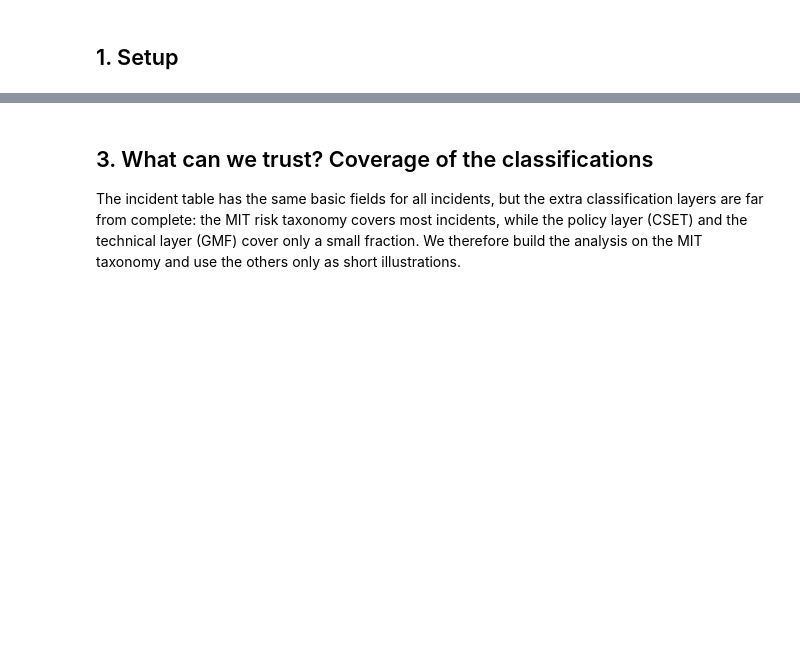
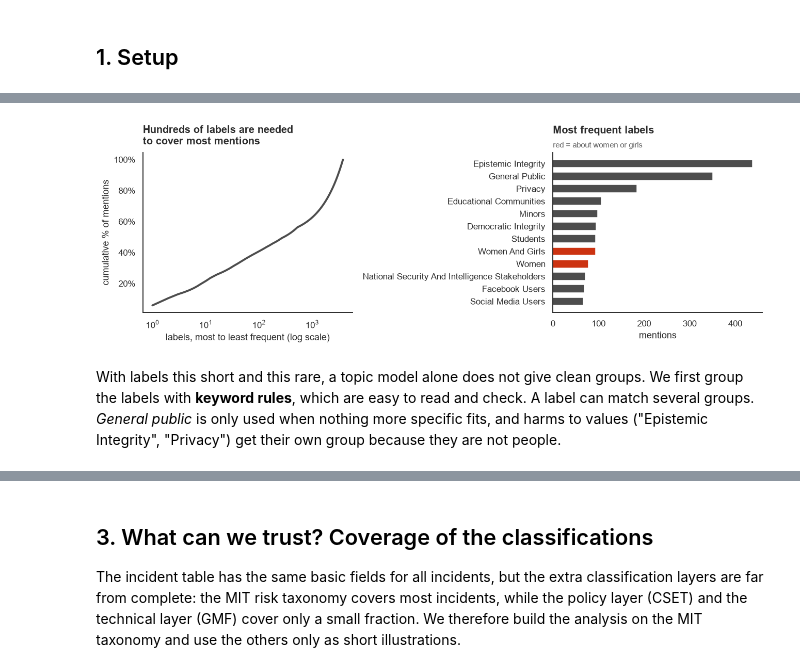
Before and after one commit to nnamyslowska/ai-incidents-analysis, a Jupyter notebook: ai_incidents.ipynb, the cells around one changed output, grey strips where cells are left out. Saved outputs shown, nothing was run; the diff lists cells and outputs as text; code cells hidden in the pictures; blank space fills up the shorter version.

Commit message:
Created a backup file and improved the data cleaning and exploration (part 2)

```diff
--- a/ai_incidents.ipynb
+++ b/ai_incidents.ipynb
@@ -807,0 +327,3 @@ display(inc.dom_label.value_counts().to_frame("incidents").T)
+# %%
+actors = pd.concat([mentions["deployer"], mentions["developer"]])
+actors[actors.str.lower().str.startswith("unknown")].value_counts().head(10).to_frame("mentions")
@@ -807,0 +354,10 @@ display(inc.dom_label.value_counts().to_frame("incidents").T)
+# %%
+from sklearn.feature_extraction.text import TfidfVectorizer
+
+freq = actors.value_counts()
+names = freq[freq >= 5].index.tolist()
+X = TfidfVectorizer(analyzer="char_wb", ngram_range=(3, 5)).fit_transform(names)
+sim = (X @ X.T).toarray()
+
+pairs = [(sim[i, j], names[i], names[j]) for i in range(len(names)) for j in range(i + 1, len(names))]
+pd.DataFrame(sorted(pairs, reverse=True)[:20], columns=["similarity", "name A", "name B"]).round(2)
@@ -807,0 +437,12 @@ display(inc.dom_label.value_counts().to_frame("incidents").T)
+# %%
+harmed = inc_raw["harmed_list"].explode()
+harmed = harmed[harmed.notna() & (harmed != "Unknown")]
+vc = harmed.value_counts()
+cov = vc.cumsum() / vc.sum()
+
+print(f"{len(vc):,} different labels in {vc.sum():,} mentions; {(vc == 1).mean():.0%} of labels appear only once")
+print(f"Top 20 labels cover {cov.iloc[19]:.0%} of mentions, top 100 cover {cov.iloc[99]:.0%}")
+
+women = vc[vc.index.str.contains(r"\bwom[ae]n\b|\bgirls?\b|female", case=False)]
+print(f"Labels about women or girls: {len(women)} different labels, {women.sum()} mentions")
+women.head(8).to_frame("mentions")
@@ -807,0 +463,22 @@ display(inc.dom_label.value_counts().to_frame("incidents").T)
+# %%
+fig, ax = plt.subplots(1, 2, figsize=(12, 4.2))
+
+ax[0].plot(np.arange(1, len(cov) + 1), cov.values * 100, color=CMP_A, lw=2.5)
+ax[0].set_xscale("log")
+ax[0].yaxis.set_major_formatter(PercentFormatter(100, decimals=0))
+ax[0].set_xlabel("labels, most to least frequent (log scale)")
+ax[0].set_ylabel("cumulative % of mentions")
+titles(ax[0], "Hundreds of labels are needed\nto cover most mentions")
+
+top = vc.head(12)[::-1]
+ax[1].barh(top.index, top.values, color=[HIGHLIGHT if t in women.index else CMP_A for t in top.index], height=0.65)
+ax[1].set_xlabel("mentions")
+titles(ax[1], "Most frequent labels", "red = about women or girls")
+
+fig.tight_layout()
+save(fig, "00b_harmed_fragmentation")
+plt.show()
+# %% [output]
+[figure, added]
+# %% [markdown]
+With labels this short and this rare, a topic model alone does not give clean groups. We first group the labels with **keyword rules**, which are easy to read and check. A label can match several groups. *General public* is only used when nothing more specific fits, and harms to values ("Epistemic Integrity", "Privacy") get their own group because they are not people.
```
Also changed, not shown: parts of 86 cells of this notebook, 1 other file.
